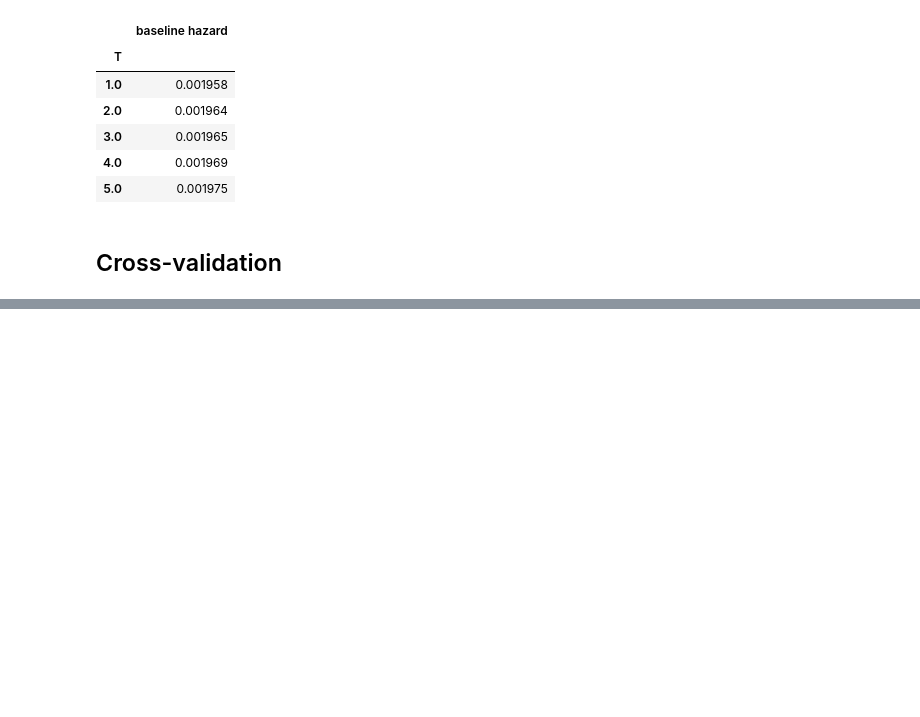
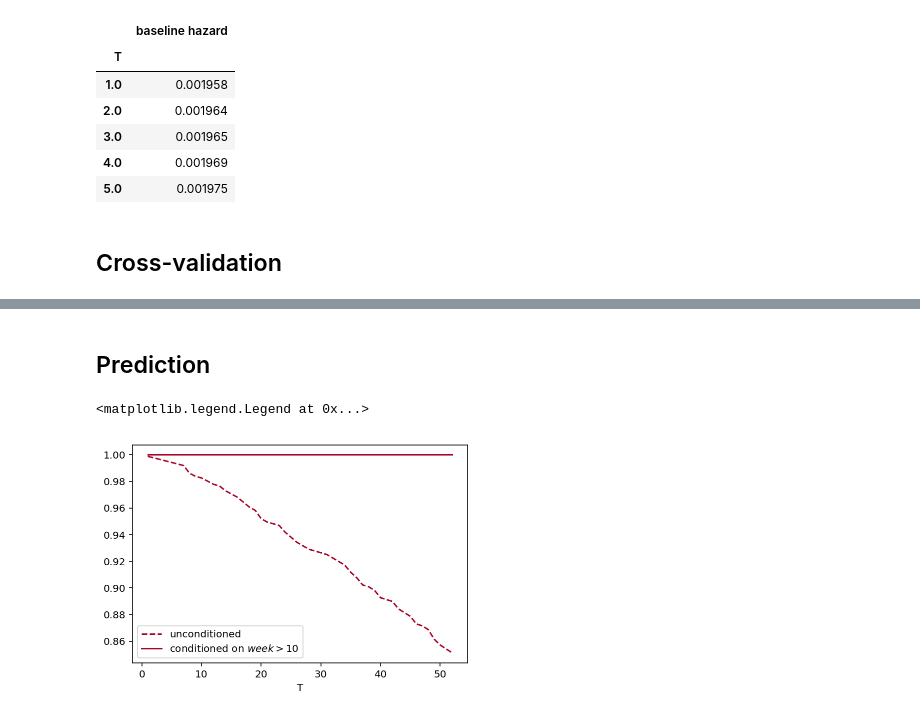
Before and after one commit to huangyuzhang/cookbook, a Jupyter notebook: survival_analysis/example_CoxPHFitter_with_rossi.ipynb, the cells around one changed output, grey strips where cells are left out. Drawn from its saved outputs; the diff is of its cells as text; code cells hidden in the pictures; blank space fills up the shorter version.

Commit message:
example coxphfitter added prediction

```diff
--- a/survival_analysis/example_CoxPHFitter_with_rossi.ipynb
+++ b/survival_analysis/example_CoxPHFitter_with_rossi.ipynb
@@ -105,0 +119,21 @@ c-index std: 1.68%
+# %% [markdown]
+## Prediction
+# %%
+# to be complete...
+
+cph_fit = cph.fit(rossi,'week','arrest')
+# subseting the censored objects by setting the arrest is 0
+censored_objects = rossi.loc[rossi['arrest']==0]
+#
+unconditioned_sf = cph.predict_survival_function(censored_objects)
+
+conditioned_sf = unconditioned_sf.apply(lambda c: (c / c.loc[rossi.loc[c.name, 'week']]).clip_upper(1))
+
+# pick a subject
+subject = 13
+unconditioned_sf[subject].plot(ls="--",color="#A60628",label="unconditioned")
+conditioned_sf[subject].plot(color="#A60628",label="conditioned on $week > 10$")
+plt.legend()
+# %% [output]
+<matplotlib.legend.Legend at 0x...>
+[figure, added]
```
Also changed, not shown: parts of 3 cells of this notebook.
